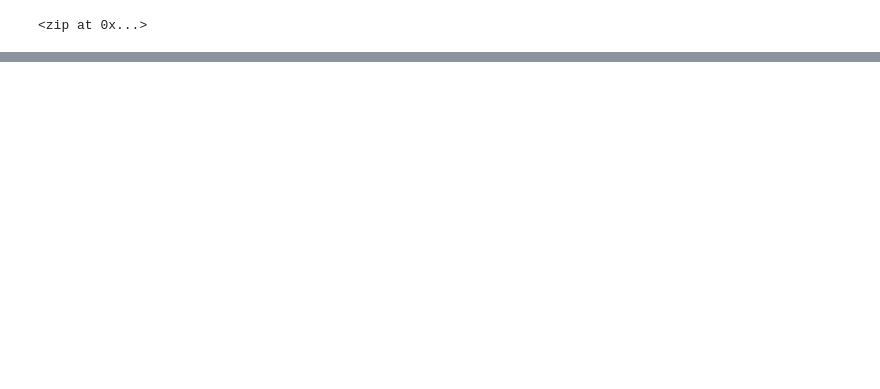
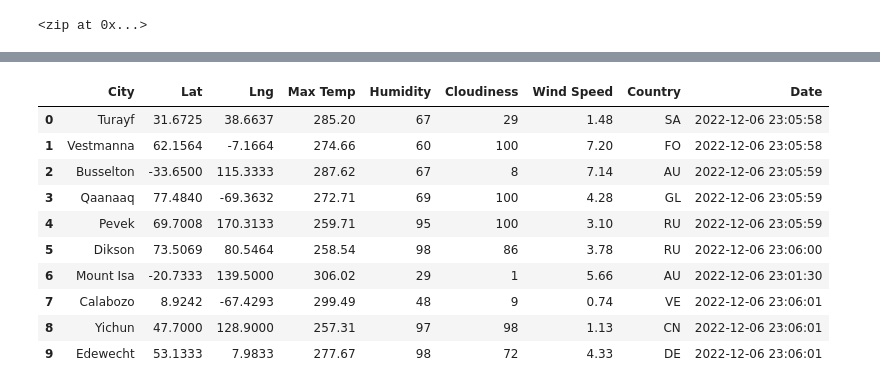
Before and after one commit to EBolinVA/World_Weather_Analysis, a Jupyter notebook: WeatherPy.ipynb, the cells around one changed output, grey strips where cells are left out. Saved outputs shown, nothing was run; the diff lists cells and outputs as text; code cells hidden in the pictures; blank space fills up the shorter version.

Commit message:
add WeatherPy.ipynb to github and other files to .gitignore

```diff
--- a/WeatherPy.ipynb
+++ b/WeatherPy.ipynb
@@ -34,0 +41,3 @@ len(cities)
+# %%
+#  Starting URL for Weather Map API Call.
+url = "https://api.openweathermap.org/data/2.5/weather?lat=44.34&lon=10.99&appid=" + weather_api_key
@@ -34,0 +128,16 @@ len(cities)
+# %%
+# Convert the array of dictionaries to a Pandas DataFrame.
+city_data_df = pd.DataFrame(city_data)
+city_data_df.head(10)
+# %% [output]
+|  | City | Lat | Lng | Max Temp | Humidity | Cloudiness | Wind Speed | Country | Date |
+| 0 | Turayf | 31.6725 | 38.6637 | 285.20 | 67 | 29 | 1.48 | SA | 2022-12-06 23:05:58 |
+| 1 | Vestmanna | 62.1564 | -7.1664 | 274.66 | 60 | 100 | 7.20 | FO | 2022-12-06 23:05:58 |
+| 2 | Busselton | -33.6500 | 115.3333 | 287.62 | 67 | 8 | 7.14 | AU | 2022-12-06 23:05:59 |
+| 3 | Qaanaaq | 77.4840 | -69.3632 | 272.71 | 69 | 100 | 4.28 | GL | 2022-12-06 23:05:59 |
+| 4 | Pevek | 69.7008 | 170.3133 | 259.71 | 95 | 100 | 3.10 | RU | 2022-12-06 23:05:59 |
+| 5 | Dikson | 73.5069 | 80.5464 | 258.54 | 98 | 86 | 3.78 | RU | 2022-12-06 23:06:00 |
+| 6 | Mount Isa | -20.7333 | 139.5000 | 306.02 | 29 | 1 | 5.66 | AU | 2022-12-06 23:01:30 |
+| 7 | Calabozo | 8.9242 | -67.4293 | 299.49 | 48 | 9 | 0.74 | VE | 2022-12-06 23:06:01 |
+| 8 | Yichun | 47.7000 | 128.9000 | 257.31 | 97 | 98 | 1.13 | CN | 2022-12-06 23:06:01 |
+| 9 | Edewecht | 53.1333 | 7.9833 | 277.67 | 98 | 72 | 4.33 | DE | 2022-12-06 23:06:01 |
```
Also changed, not shown: parts of 8 cells of this notebook, 3 other files.
